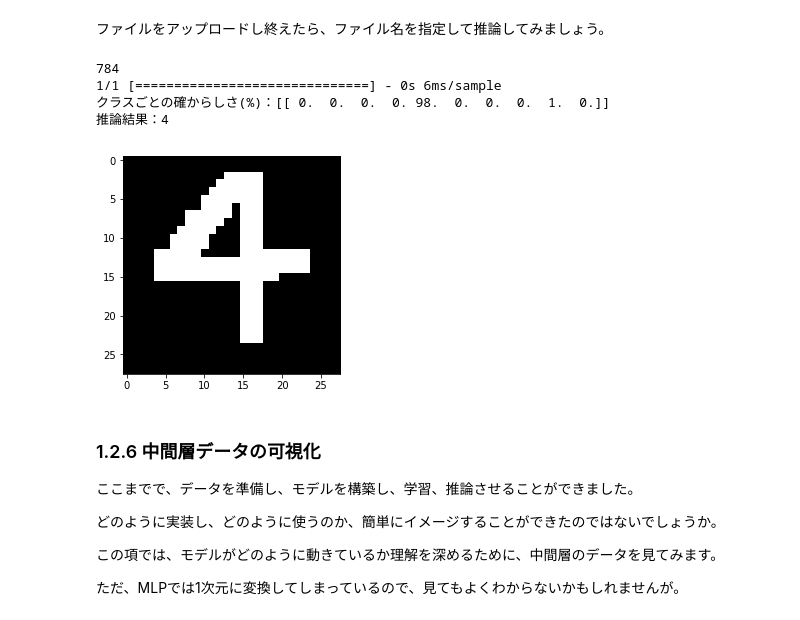
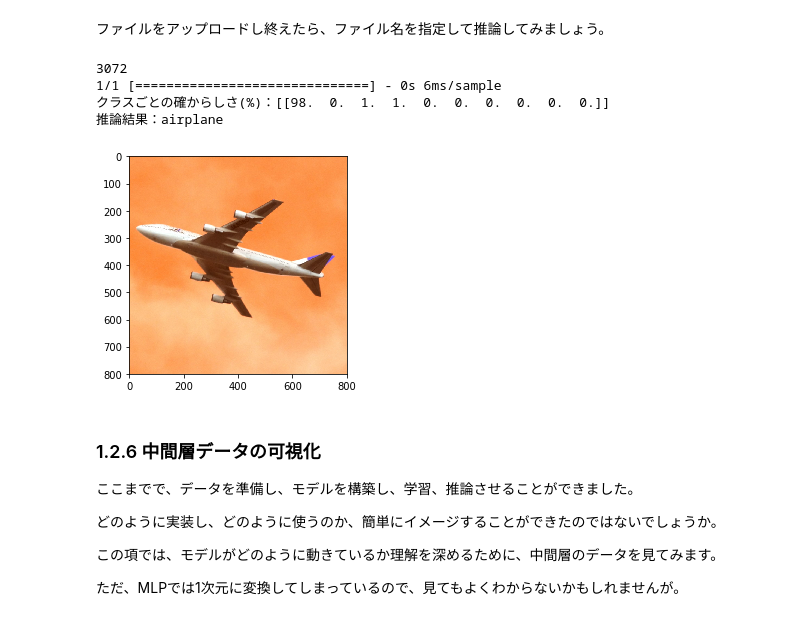
Before and after one commit to scpepper69/ml-learning-materials, a Jupyter notebook: TensorFlow_Keras_for_Beginners.ipynb, the cells around one changed output. Saved outputs shown, nothing was run; the diff lists cells and outputs as text; code cells hidden in the pictures.

```diff
--- a/TensorFlow_Keras_for_Beginners.ipynb
+++ b/TensorFlow_Keras_for_Beginners.ipynb
@@ -65,7 +64,7 @@ Tensorflow + Kerasによる実装を通じて基本的なDeep Learningの考え
 # モデル構造を指定します (MLP or CNN)
 model_structure="CNN"
 # データセットを指定します (MNIST or CIFAR10)
-data_set="MNIST"
+data_set="CIFAR10"
 # %% [output]
 Collecting tensorflow-estimator==1.13.0
   Downloading https://files.pythonhosted.org/packages/bb/48/13f49fc3fa0fdf916aa1419013bb8f2ad09674c275b4046d5ee669a46873/tensorflow_estimator-1.13.0-py2.py3-none-any.whl (367kB)
@@ -631,38 +629,38 @@ Archive:  mnist.zip
 # %%
 import cv2
 
 # Google Colabにファイルをアップロード
 # アップロードしたファイルを指定
-img_path="./four001.png"
+img_path="./airplane001.png"
 
 if data_set=="MNIST":
     img = cv2.imread(img_path,cv2.IMREAD_GRAYSCALE)
     img = 255 - img #白黒反転
 else:
     img = cv2.imread(img_path,cv2.IMREAD_COLOR)
 
 plt.imshow(img,'gray')
 
 img = cv2.resize(img, dsize=(img_size,img_size)) # 28 x 28にサイズ変更
 img = img.astype(np.float32)
 print(img.size)
 
 if model_structure=="CNN":
     img = img.reshape(1, img_size, img_size ,img_color) # 2次元から4次元に変換
 else:
     img = img.reshape(1, img_size*img_size*img_color).astype(np.float32)
 
 pred = model.predict(img,verbose=1)
 
 # 推論処理
 print("クラスごとの確からしさ(%)："+str(np.round(pred,decimals=2)*100))
 print("推論結果："+str(labels[pred.argmax()]))
 # %% [output]
-784
+3072
 1/1 [==============================] - 0s 6ms/sample
-クラスごとの確からしさ(%)：[[ 0.  0.  0.  0. 98.  0.  0.  0.  1.  0.]]
-推論結果：4
+クラスごとの確からしさ(%)：[[98.  0.  1.  1.  0.  0.  0.  0.  0.  0.]]
+推論結果：airplane
-[figure, old version]
+[figure, new version]
 # %% [markdown]
 ### 1.2.6 中間層データの可視化
 
```
Also changed, not shown: parts of 19 cells of this notebook.
